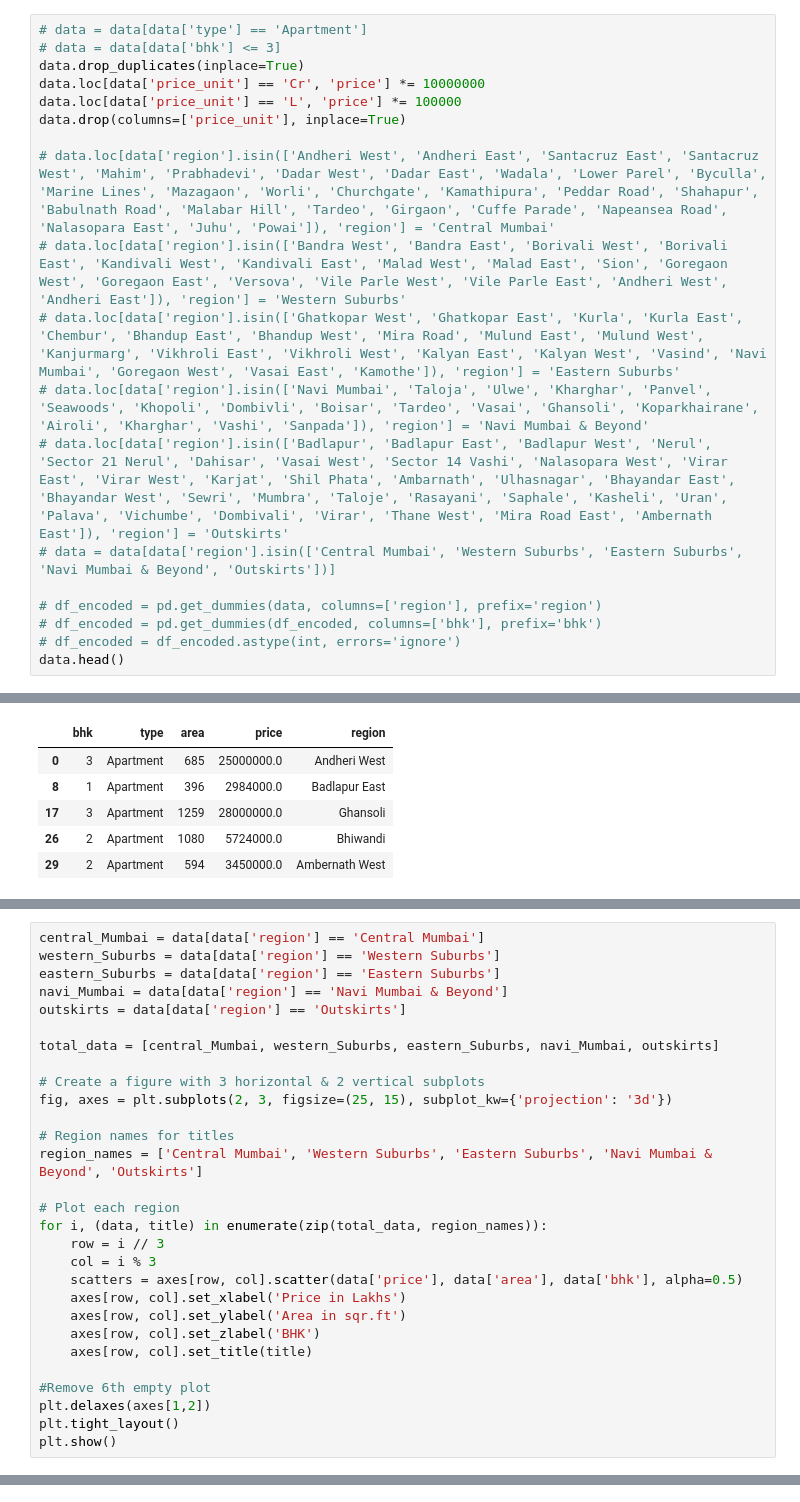
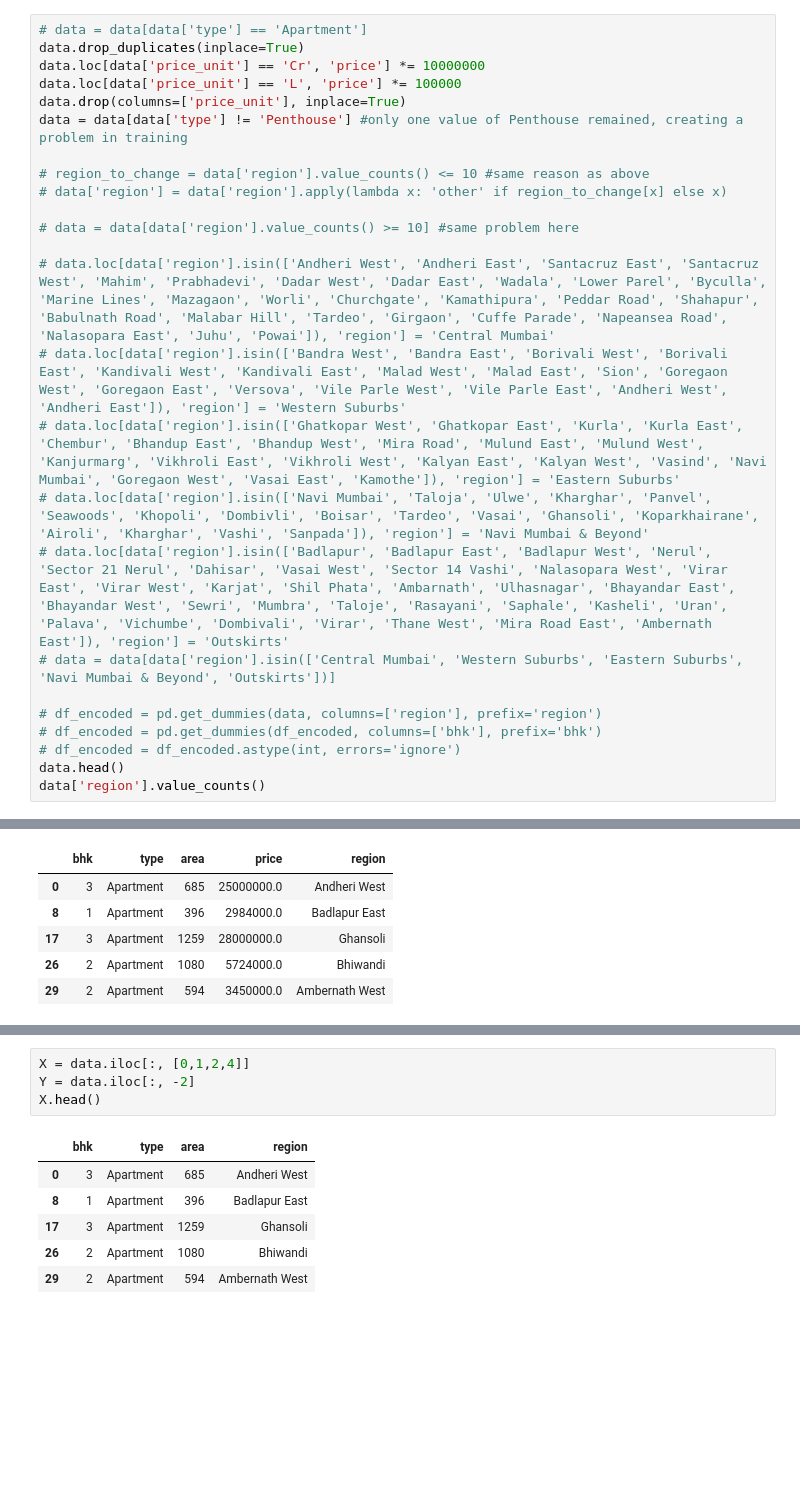
Before and after one commit to XlaSh9914/l3pp-ai-ml, a Jupyter notebook: 2.Flask_site/model/house-price-prediction.ipynb, the cells around one changed output, grey strips where cells are left out. Saved outputs shown, nothing was run; the diff lists cells and outputs as text; blank space fills up the shorter version.

```diff
--- a/2.Flask_site/model/house-price-prediction.ipynb
+++ b/2.Flask_site/model/house-price-prediction.ipynb
@@ -42,11 +42,16 @@ Andheri West       1397
 Name: count, dtype: int64
 # %%
 # data = data[data['type'] == 'Apartment']
-# data = data[data['bhk'] <= 3]
 data.drop_duplicates(inplace=True)
 data.loc[data['price_unit'] == 'Cr', 'price'] *= 10000000
 data.loc[data['price_unit'] == 'L', 'price'] *= 100000
 data.drop(columns=['price_unit'], inplace=True)
+data = data[data['type'] != 'Penthouse'] #only one value of Penthouse remained, creating a problem in training
+
+# region_to_change = data['region'].value_counts() <= 10 #same reason as above
+# data['region'] = data['region'].apply(lambda x: 'other' if region_to_change[x] else x)
+
+# data = data[data['region'].value_counts() >= 10] #same problem here
 
 # data.loc[data['region'].isin(['Andheri West', 'Andheri East', 'Santacruz East', 'Santacruz West', 'Mahim', 'Prabhadevi', 'Dadar West', 'Dadar East', 'Wadala', 'Lower Parel', 'Byculla', 'Marine Lines', 'Mazagaon', 'Worli', 'Churchgate', 'Kamathipura', 'Peddar Road', 'Shahapur', 'Babulnath Road', 'Malabar Hill', 'Tardeo', 'Girgaon', 'Cuffe Parade', 'Napeansea Road', 'Nalasopara East', 'Juhu', 'Powai']), 'region'] = 'Central Mumbai'
 # data.loc[data['region'].isin(['Bandra West', 'Bandra East', 'Borivali West', 'Borivali East', 'Kandivali West', 'Kandivali East', 'Malad West', 'Malad East', 'Sion', 'Goregaon West', 'Goregaon East', 'Versova', 'Vile Parle West', 'Vile Parle East', 'Andheri West', 'Andheri East']), 'region'] = 'Western Suburbs'
@@ -59,4 +64,5 @@ data.drop(columns=['price_unit'], inplace=True)
 # df_encoded = pd.get_dummies(df_encoded, columns=['bhk'], prefix='bhk')
 # df_encoded = df_encoded.astype(int, errors='ignore')
 data.head()
+data['region'].value_counts()
 # %% [output]
@@ -167,29 +143,0 @@ plt.show()
-# %%
-central_Mumbai = data[data['region'] == 'Central Mumbai']
-western_Suburbs = data[data['region'] == 'Western Suburbs']
-eastern_Suburbs = data[data['region'] == 'Eastern Suburbs']
-navi_Mumbai = data[data['region'] == 'Navi Mumbai & Beyond']
-outskirts = data[data['region'] == 'Outskirts']
-
-total_data = [central_Mumbai, western_Suburbs, eastern_Suburbs, navi_Mumbai, outskirts]
-
-# Create a figure with 3 horizontal & 2 vertical subplots
-fig, axes = plt.subplots(2, 3, figsize=(25, 15), subplot_kw={'projection': '3d'})
-
-# Region names for titles
-region_names = ['Central Mumbai', 'Western Suburbs', 'Eastern Suburbs', 'Navi Mumbai & Beyond', 'Outskirts']
-
-# Plot each region
-for i, (data, title) in enumerate(zip(total_data, region_names)):
-    row = i // 3
-    col = i % 3
-    scatters = axes[row, col].scatter(data['price'], data['area'], data['bhk'], alpha=0.5)
-    axes[row, col].set_xlabel('Price in Lakhs')
-    axes[row, col].set_ylabel('Area in sqr.ft')
-    axes[row, col].set_zlabel('BHK')
-    axes[row, col].set_title(title)
-
-#Remove 6th empty plot
-plt.delaxes(axes[1,2])
-plt.tight_layout()
-plt.show()
@@ -277,0 +179,11 @@ NameError: name 'df_encoded' is not defined
+# %%
+X = data.iloc[:, [0,1,2,4]]
+Y = data.iloc[:, -2]
+X.head()
+# %% [output]
+|  | bhk | type | area | region |
+| 0 | 3 | Apartment | 685 | Andheri West |
+| 8 | 1 | Apartment | 396 | Badlapur East |
+| 17 | 3 | Apartment | 1259 | Ghansoli |
+| 26 | 2 | Apartment | 1080 | Bhiwandi |
+| 29 | 2 | Apartment | 594 | Ambernath West |
```
Also changed, not shown: parts of 20 cells of this notebook, 4 other files.
